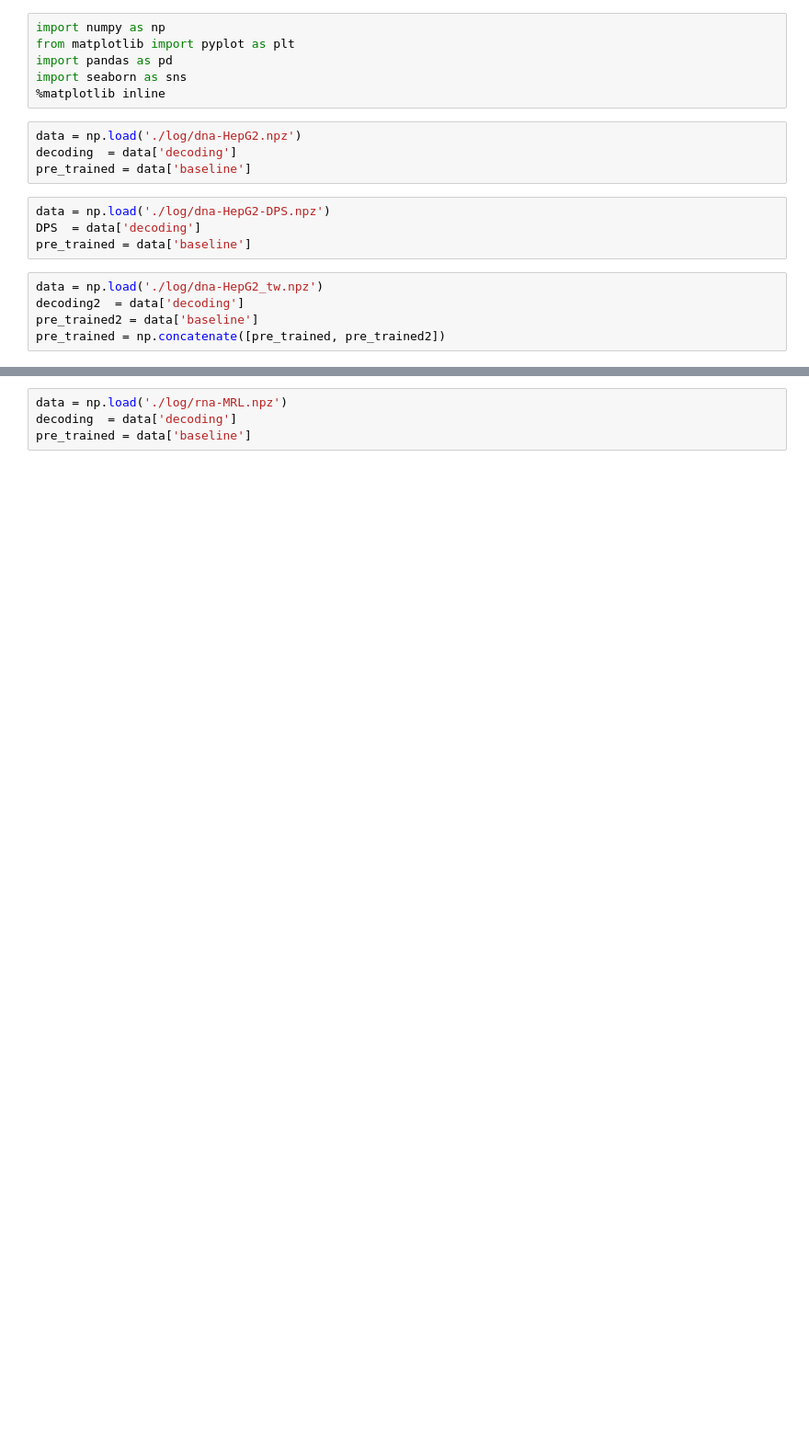
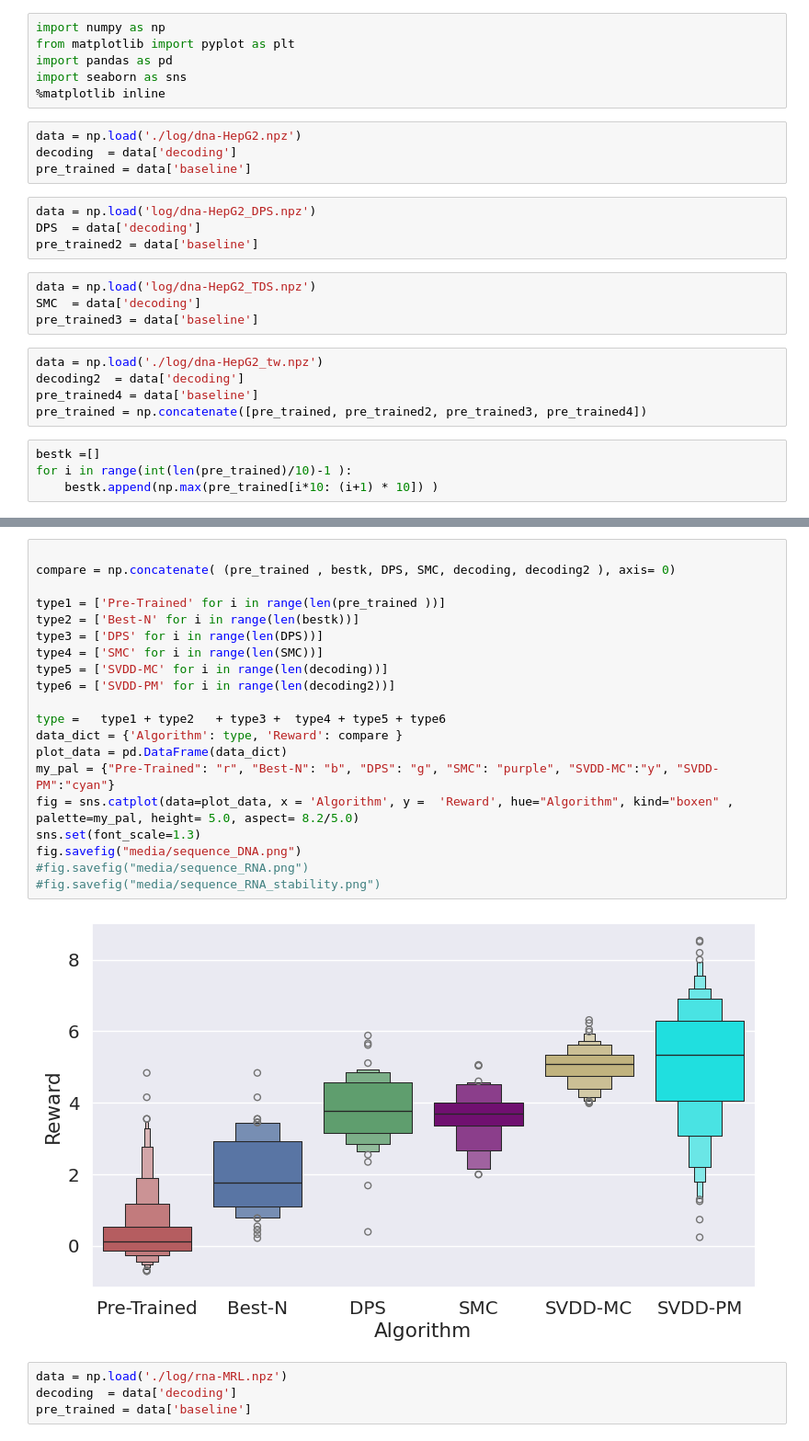
Before and after one commit to masa-ue/SVDD, a Jupyter notebook: evaluation.ipynb, the cells around one changed output, grey strips where cells are left out. Shown: that part at 92% size. Cells and saved outputs as stored; diff of their text form; blank space fills up the shorter version.

```diff
--- a/evaluation.ipynb
+++ b/evaluation.ipynb
@@ -9,11 +9,19 @@ data = np.load('./log/dna-HepG2.npz')
 decoding  = data['decoding']
 pre_trained = data['baseline']
 # %%
-data = np.load('./log/dna-HepG2-DPS.npz')
+data = np.load('log/dna-HepG2_DPS.npz')
 DPS  = data['decoding']
-pre_trained = data['baseline']
+pre_trained2 = data['baseline']
+# %%
+data = np.load('log/dna-HepG2_TDS.npz')
+SMC  = data['decoding']
+pre_trained3 = data['baseline']
 # %%
 data = np.load('./log/dna-HepG2_tw.npz')
 decoding2  = data['decoding']
-pre_trained2 = data['baseline']
-pre_trained = np.concatenate([pre_trained, pre_trained2])
+pre_trained4 = data['baseline']
+pre_trained = np.concatenate([pre_trained, pre_trained2, pre_trained3, pre_trained4])
+# %%
+bestk =[]
+for i in range(int(len(pre_trained)/10)-1 ):
+    bestk.append(np.max(pre_trained[i*10: (i+1) * 10]) )
@@ -20,3 +46,25 @@ pre_trained = np.concatenate([pre_trained, pre_trained2])
+# %%
+
+compare = np.concatenate( (pre_trained , bestk, DPS, SMC, decoding, decoding2 ), axis= 0)
+
+type1 = ['Pre-Trained' for i in range(len(pre_trained ))]
+type2 = ['Best-N' for i in range(len(bestk))]
+type3 = ['DPS' for i in range(len(DPS))]
+type4 = ['SMC' for i in range(len(SMC))]
+type5 = ['SVDD-MC' for i in range(len(decoding))]
+type6 = ['SVDD-PM' for i in range(len(decoding2))]
+
+type =   type1 + type2   + type3 +  type4 + type5 + type6
+data_dict = {'Algorithm': type, 'Reward': compare }
+plot_data = pd.DataFrame(data_dict)
+my_pal = {"Pre-Trained": "r", "Best-N": "b", "DPS": "g", "SMC": "purple", "SVDD-MC":"y", "SVDD-PM":"cyan"}
+fig = sns.catplot(data=plot_data, x = 'Algorithm', y =  'Reward', hue="Algorithm", kind="boxen" , palette=my_pal, height= 5.0, aspect= 8.2/5.0)
+sns.set(font_scale=1.3)
+fig.savefig("media/sequence_DNA.png")
+#fig.savefig("media/sequence_RNA.png")
+#fig.savefig("media/sequence_RNA_stability.png")
+# %% [output]
+[figure, added]
 # %%
 data = np.load('./log/rna-MRL.npz')
 decoding  = data['decoding']
```
Also changed, not shown: parts of 14 cells of this notebook, 19 other files.
